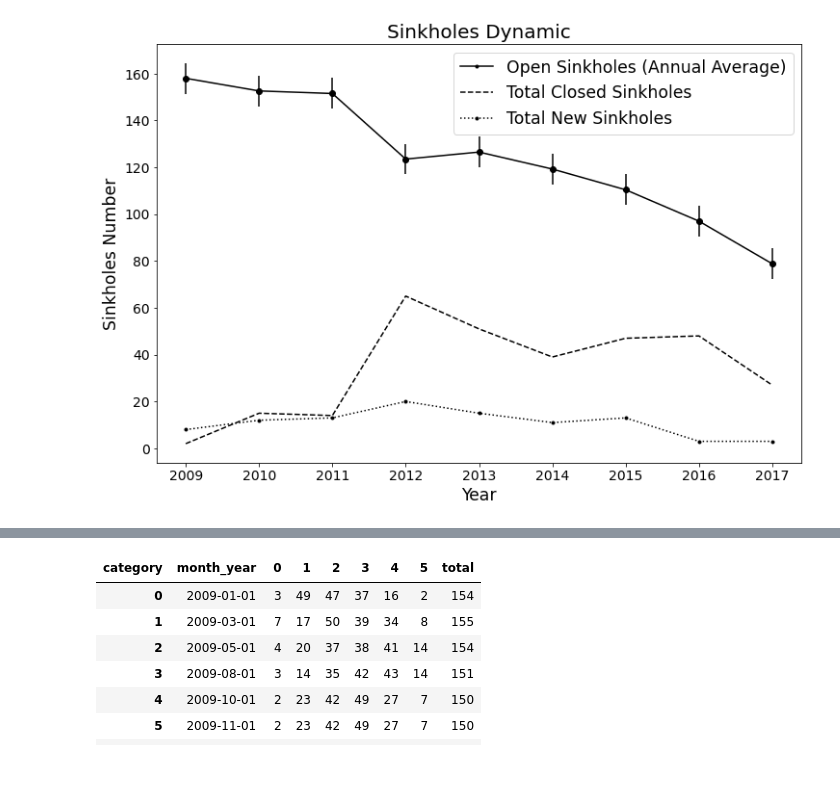
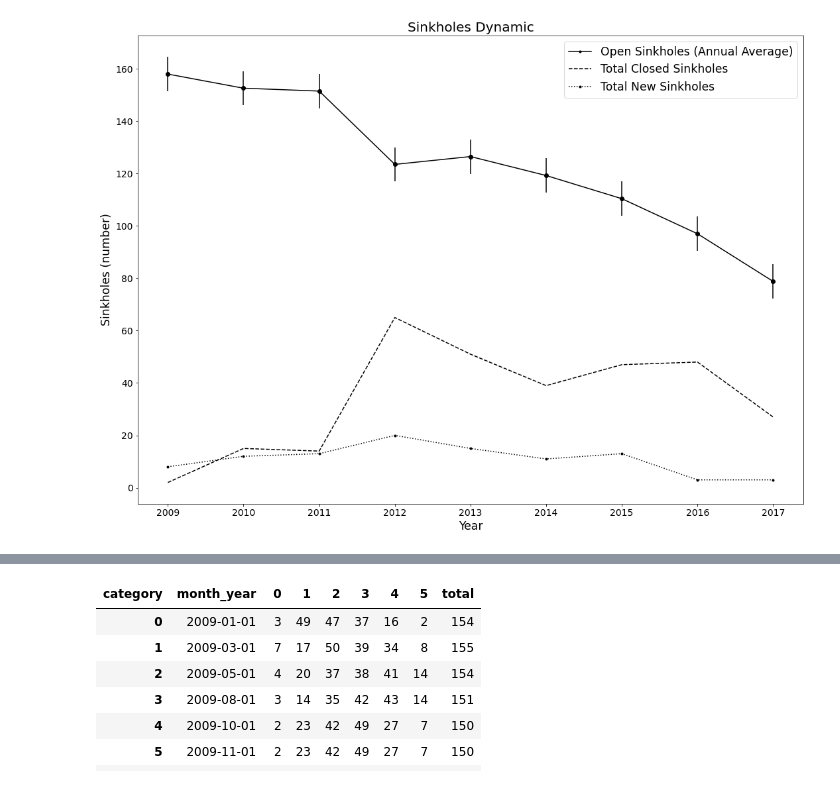
Before and after one commit to luisagranados/sinkholes, a Jupyter notebook: sinkholes_plots.ipynb, the cells around one changed output, grey strips where cells are left out. Drawn from its saved outputs; the diff is of its cells as text; code cells hidden in the pictures.

Commit message:
some changes, new plot

```diff
--- a/sinkholes_plots.ipynb
+++ b/sinkholes_plots.ipynb
@@ -32,26 +35,29 @@ df = dynamic.set_index("year").T.reset_index().rename(columns={
     "open sinkholes (annual average)": "Open Sinkholes (Annual Average)"
 })
 # %%
+plt.rcParams['figure.figsize'] = [18, 13]
+
+
 yerr = stats.sem(df.iloc[:, 1], axis=None, ddof=0)
 
 fig, ax = plt.subplots()
 ax.plot(df['Year'], df['Open Sinkholes (Annual Average)'], 'k', marker='.', label='Open Sinkholes (Annual Average)')
 ax.errorbar(df['Year'], df['Open Sinkholes (Annual Average)'], yerr=yerr, fmt='o', color='k')
 ax.plot(df['Year'], df['Total Closed Sinkholes'], 'k--', label='Total Closed Sinkholes')
 ax.plot(df['Year'], df['Total New Sinkholes'], 'k:', marker='.', label='Total New Sinkholes')
 
 ax.set_title('Sinkholes Dynamic', fontsize=20)
 
 ax.set_xlabel('Year', fontsize='xx-large')
-ax.set_ylabel('Sinkholes Number', fontsize='xx-large')
+ax.set_ylabel('Sinkholes (number)', fontsize='xx-large')
 legend = ax.legend(shadow=False, fontsize='xx-large')
 
 plt.xticks(fontsize=14)
 plt.yticks(fontsize=14)
 plt.savefig("dynamic.png")
 plt.show()
 # %% [output]
-[figure, old version]
+[figure, new version]
 # %%
 df_size_category = size_category.set_index("category").T.reset_index().rename(columns={"index":"month_year"})
 # %%
```
Also changed, not shown: parts of 12 cells of this notebook, 4 other files.
